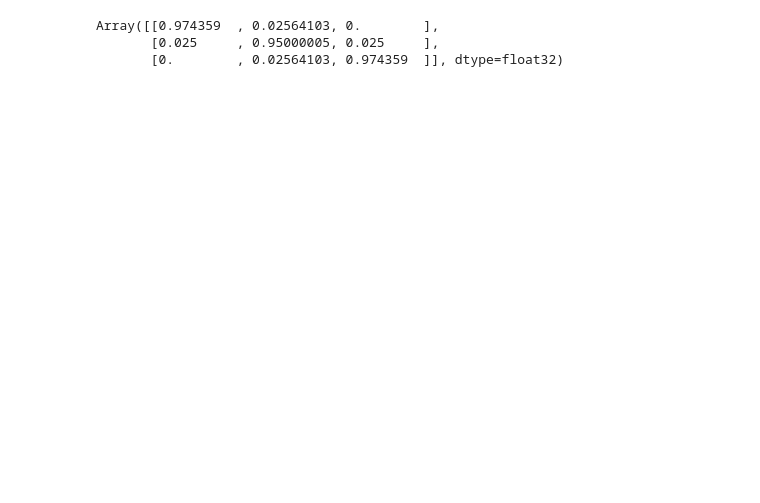
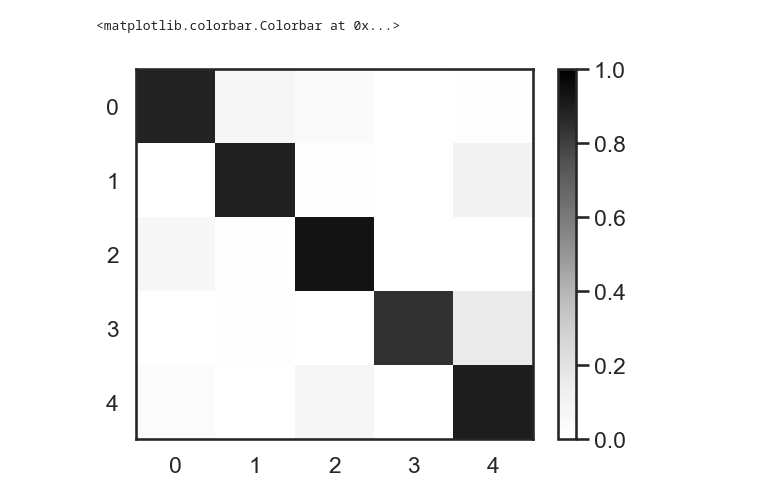
Before and after one commit to dattalab/jax-moseq, a Jupyter notebook: examples/twarhmm_example.ipynb, the cells around one changed output. Drawn from its saved outputs; the diff is of its cells as text; code cells hidden in the pictures; blank space fills up the shorter version.

```diff
--- a/examples/twarhmm_example.ipynb
+++ b/examples/twarhmm_example.ipynb
@@ -171,7 +202,9 @@ Text(0, 0.5, '$x_2$')
-# %%
-(model['params']['pi_t'])
-# %% [output]
-Array([[0.974359  , 0.02564103, 0.        ],
-       [0.025     , 0.95000005, 0.025     ],
-       [0.        , 0.02564103, 0.974359  ]], dtype=float32)
+# %%
+plt.imshow(model['params']['pi_z'], cmap="Greys",
+           interpolation="nearest", aspect="auto",
+           vmin=0, vmax=1)
+plt.colorbar()
+# %% [output]
+<matplotlib.colorbar.Colorbar at 0x...>
+[figure, added]
 # %%
```
Also changed, not shown: parts of 14 cells of this notebook, 3 other files.
